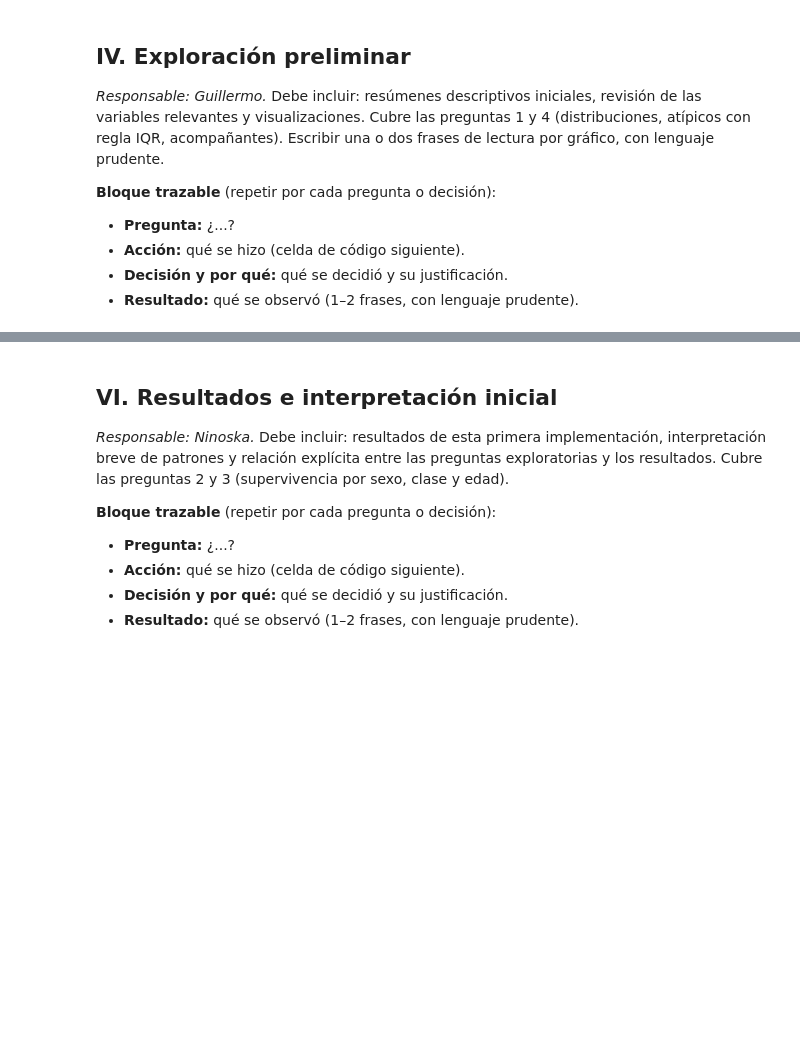
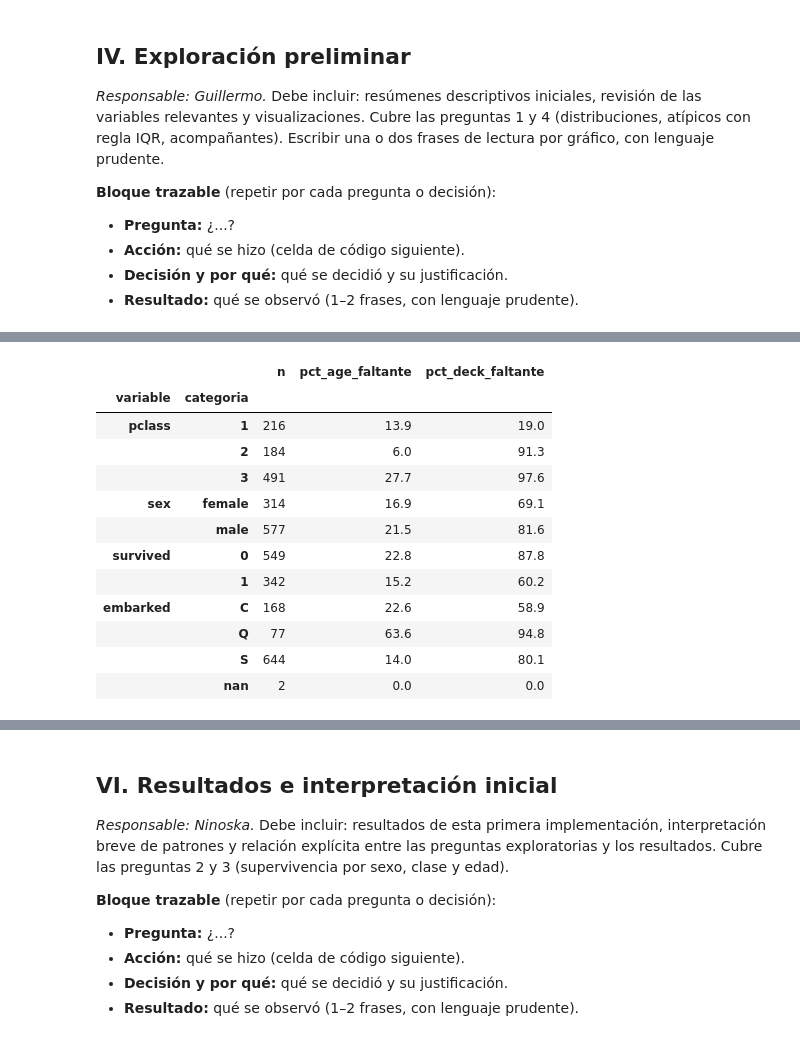
Before and after one commit to fdiaztoro/proyecto-grupo4-mcdi503, a Jupyter notebook: notebooks/mcdi503_f1_sumativo_grupo4.ipynb, the cells around one changed output, grey strips where cells are left out. Drawn from its saved outputs; the diff is of its cells as text; code cells hidden in the pictures; blank space fills up the shorter version.

```diff
--- a/notebooks/mcdi503_f1_sumativo_grupo4.ipynb
+++ b/notebooks/mcdi503_f1_sumativo_grupo4.ipynb
@@ -98,0 +296,30 @@ titanic.head()
+# %%
+indicadores = titanic.assign(age_faltante=titanic["age"].isna(), deck_faltante=titanic["deck"].isna())
+
+tablas = []
+for var in ["pclass", "sex", "survived", "embarked"]:
+    t = indicadores.groupby(var, dropna=False).agg(
+        n=("age_faltante", "size"),
+        pct_age_faltante=("age_faltante", "mean"),
+        pct_deck_faltante=("deck_faltante", "mean"),
+    )
+    t[["pct_age_faltante", "pct_deck_faltante"]] = (t[["pct_age_faltante", "pct_deck_faltante"]] * 100).round(1)
+    t.index = pd.MultiIndex.from_product([[var], t.index.astype(str)], names=["variable", "categoria"])
+    tablas.append(t)
+
+patron_faltantes = pd.concat(tablas)
+patron_faltantes
+# %% [output]
+|  |  | n | pct_age_faltante | pct_deck_faltante |
+| variable | categoria |  |  |  |
+| pclass | 1 | 216 | 13.9 | 19.0 |
+|  | 2 | 184 | 6.0 | 91.3 |
+|  | 3 | 491 | 27.7 | 97.6 |
+| sex | female | 314 | 16.9 | 69.1 |
+|  | male | 577 | 21.5 | 81.6 |
+| survived | 0 | 549 | 22.8 | 87.8 |
+|  | 1 | 342 | 15.2 | 60.2 |
+| embarked | C | 168 | 22.6 | 58.9 |
+|  | Q | 77 | 63.6 | 94.8 |
+|  | S | 644 | 14.0 | 80.1 |
+|  | nan | 2 | 0.0 | 0.0 |
```
Also changed, not shown: parts of 28 cells of this notebook, 1 other file.
